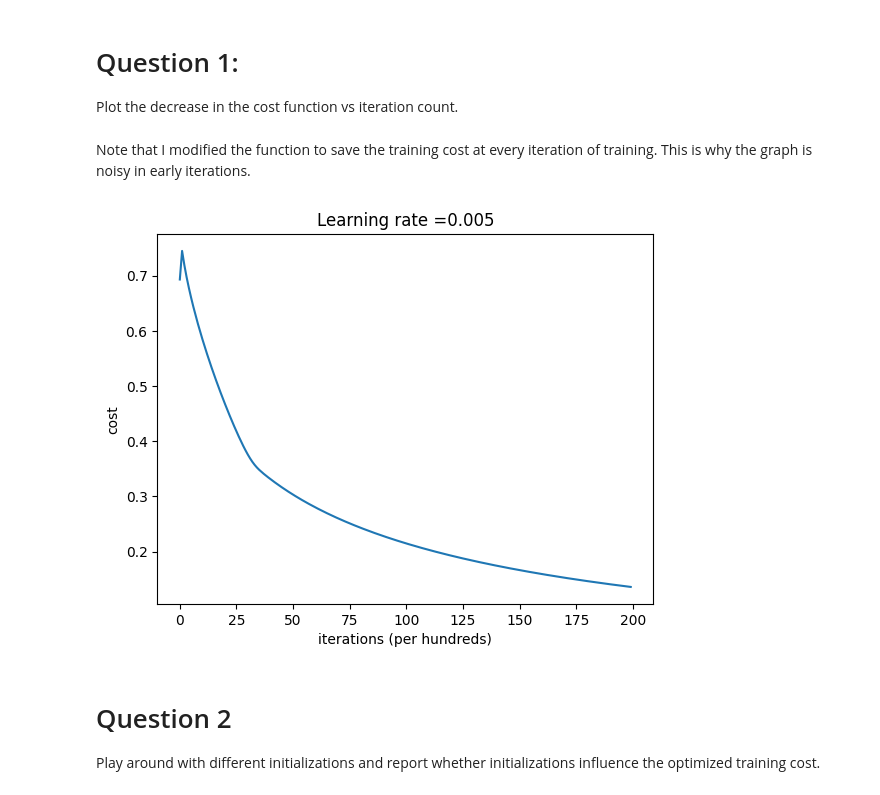
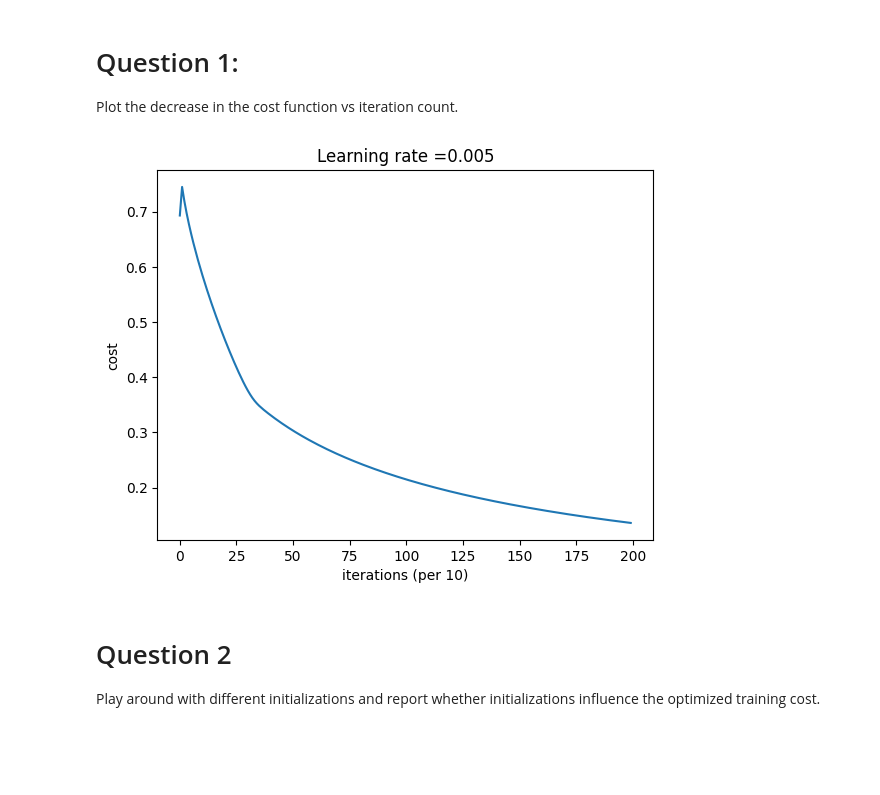
Before and after one commit to svanomm/ai-algorithms-ii, a Jupyter notebook: homework-week-04/Coding Homework Week 4.ipynb, the cells around one changed output. Cells and saved outputs as stored; diff of their text form; code cells hidden in the pictures; blank space fills up the shorter version.

```diff
--- a/homework-week-04/Coding Homework Week 4.ipynb
+++ b/homework-week-04/Coding Homework Week 4.ipynb
@@ -282,5 +282,5 @@ def model(X_train, Y_train, X_test, Y_test, num_iterations=2000, learning_rate=0
 
     return d
 # %%
-d = model(train_set_x, train_set_y, test_set_x, test_set_y, num_iterations = 2000, learning_rate = 0.005, print_cost = True)
+d = model(train_set_x, train_set_y, test_set_x, test_set_y, num_iterations = 2000, learning_rate = 0.005, print_cost = False)
 # %% [output]
@@ -304,18 +289,16 @@ test accuracy: 70.0 %
 # %% [markdown]
 # Question 1:
 Plot the decrease in the cost function vs iteration count.
-# %% [markdown]
-Note that I modified the function to save the training cost at every iteration of training. This is why the graph is noisy in early iterations.
 # %%
 # Plot learning curve (with costs)
 costs = np.squeeze(d['costs'])
 plt.plot(costs)
 plt.ylabel('cost')
-plt.xlabel('iterations (per hundreds)')
+plt.xlabel('iterations (per 10)')
 plt.title("Learning rate =" + str(d["learning_rate"]))
 plt.show()
 # %% [output]
-[figure, old version]
+[figure, new version]
 # %% [markdown]
 # Question 2
 Play around with different initializations and report whether initializations influence the optimized training cost.
```
Also changed, not shown: parts of 4 cells of this notebook, 1 other file.
